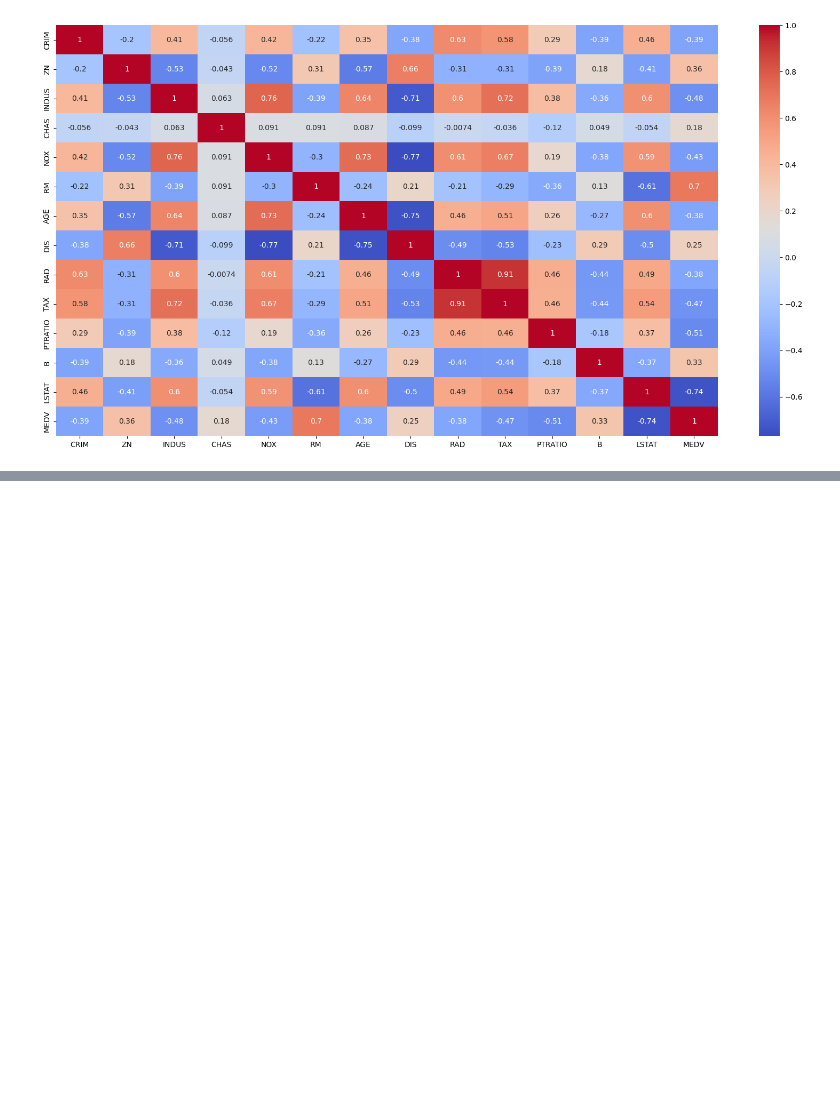
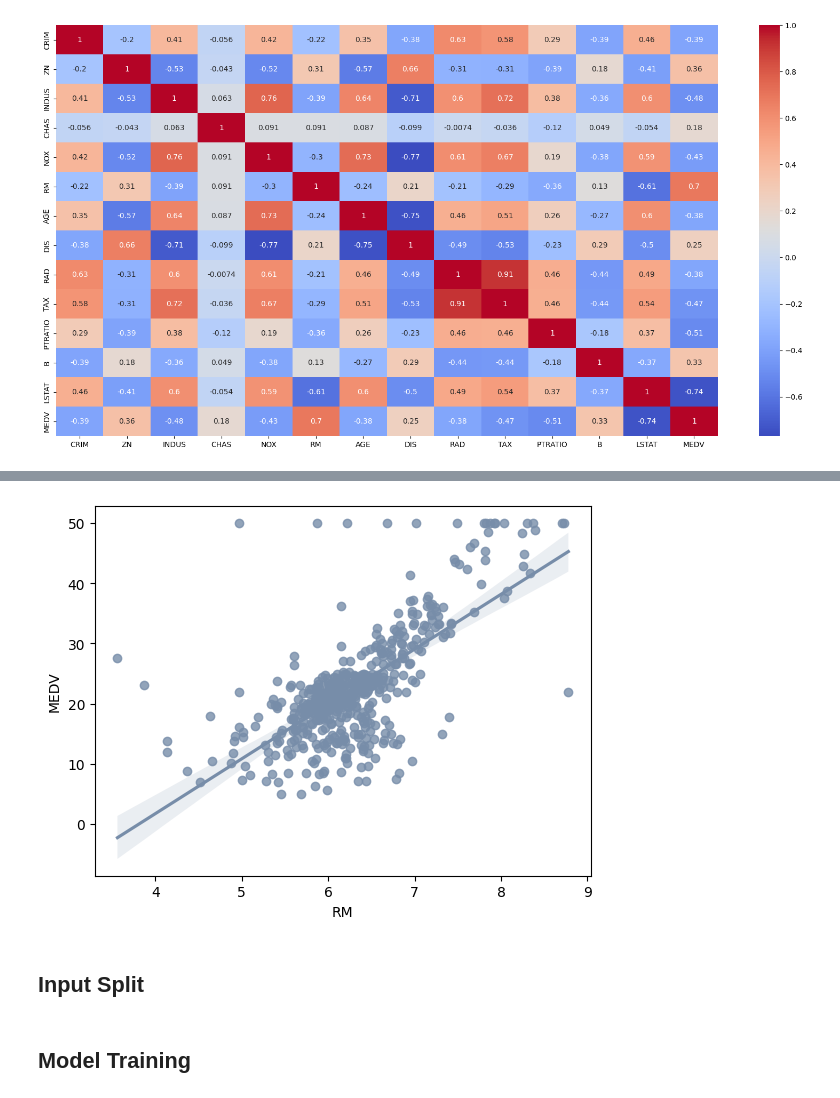
Before and after one commit to Apoorvaa-Singh/Predictive-Analytics, a Jupyter notebook: 02.2-RegressionProject-BostonHousingPricePrediction.ipynb, the cells around one changed output, grey strips where cells are left out. Saved outputs shown, nothing was run; the diff lists cells and outputs as text; code cells hidden in the pictures; blank space fills up the shorter version.

```diff
--- a/02.2-RegressionProject-BostonHousingPricePrediction.ipynb
+++ b/02.2-RegressionProject-BostonHousingPricePrediction.ipynb
@@ -227,0 +241,6 @@ sns.heatmap(housingdata.corr(), annot = True, cmap = "coolwarm")
+# %%
+sns.regplot(y = housingdata["MEDV"], x = housingdata["RM"], color = "#778da9");
+# %% [output]
+[figure, added]
+# %% [markdown]
+## Input Split
@@ -227,0 +250,2 @@ sns.heatmap(housingdata.corr(), annot = True, cmap = "coolwarm")
+# %% [markdown]
+## Model Training
```
Also changed, not shown: parts of 10 cells of this notebook.
